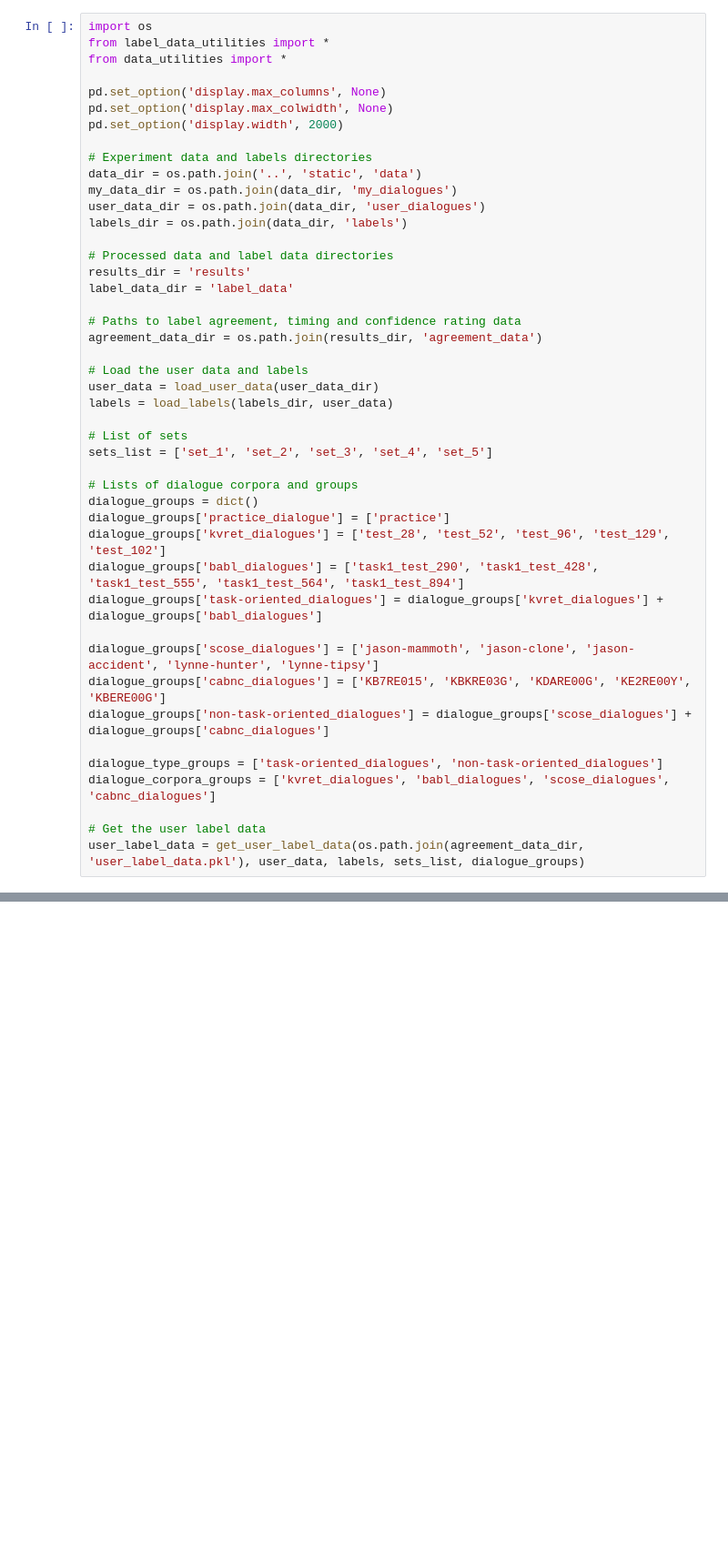
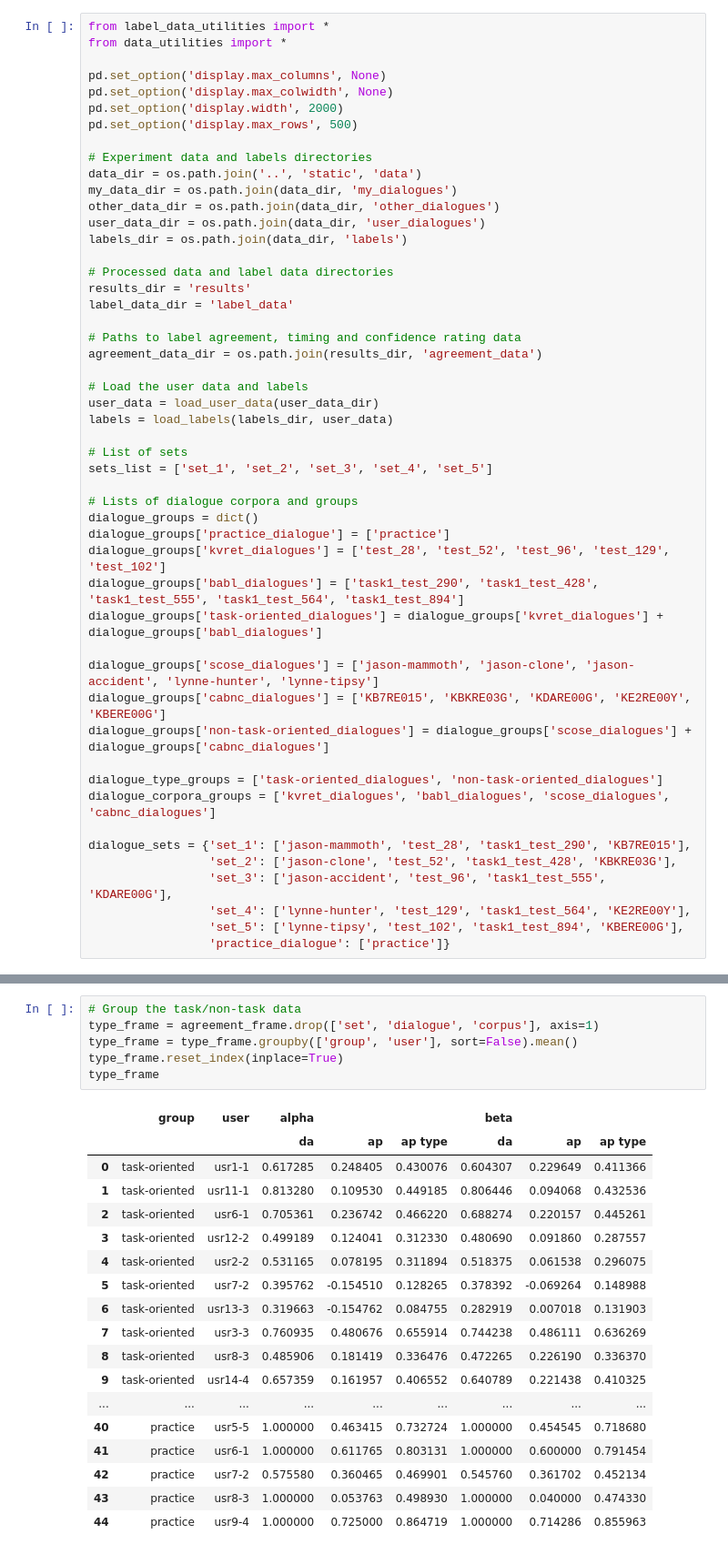
Before and after one commit to NathanDuran/CAMS-Dialogue-Annotation, a Jupyter notebook: data_processing/my_agreement.ipynb, the cells around one changed output, grey strips where cells are left out. Shown at 91% size. Drawn from its saved outputs; the diff is of its cells as text; blank space fills up the shorter version.

```diff
--- a/data_processing/my_agreement.ipynb
+++ b/data_processing/my_agreement.ipynb
@@ -1,15 +1,16 @@
 # %%
-import os
 from label_data_utilities import *
 from data_utilities import *
 
 pd.set_option('display.max_columns', None)
 pd.set_option('display.max_colwidth', None)
 pd.set_option('display.width', 2000)
+pd.set_option('display.max_rows', 500)
 
 # Experiment data and labels directories
 data_dir = os.path.join('..', 'static', 'data')
 my_data_dir = os.path.join(data_dir, 'my_dialogues')
+other_data_dir = os.path.join(data_dir, 'other_dialogues')
 user_data_dir = os.path.join(data_dir, 'user_dialogues')
 labels_dir = os.path.join(data_dir, 'labels')
 
@@ -41,6 +42,10 @@ dialogue_groups['non-task-oriented_dialogues'] = dialogue_groups['scose_dialogue
 dialogue_type_groups = ['task-oriented_dialogues', 'non-task-oriented_dialogues']
 dialogue_corpora_groups = ['kvret_dialogues', 'babl_dialogues', 'scose_dialogues', 'cabnc_dialogues']
 
-# Get the user label data
-user_label_data = get_user_label_data(os.path.join(agreement_data_dir, 'user_label_data.pkl'), user_data, labels, sets_list, dialogue_groups)
+dialogue_sets = {'set_1': ['jason-mammoth', 'test_28', 'task1_test_290', 'KB7RE015'],
+                 'set_2': ['jason-clone', 'test_52', 'task1_test_428', 'KBKRE03G'],
+                 'set_3': ['jason-accident', 'test_96', 'task1_test_555', 'KDARE00G'],
+                 'set_4': ['lynne-hunter', 'test_129', 'task1_test_564', 'KE2RE00Y'],
+                 'set_5': ['lynne-tipsy', 'test_102', 'task1_test_894', 'KBERE00G'],
+                 'practice_dialogue': ['practice']}
 # %%
@@ -105,0 +216,25 @@ KB7RE015  0.478024  0.53125  0.176834
+# %%
+# Group the task/non-task data
+type_frame = agreement_frame.drop(['set', 'dialogue', 'corpus'], axis=1)
+type_frame = type_frame.groupby(['group', 'user'], sort=False).mean()
+type_frame.reset_index(inplace=True)
+type_frame
+# %% [output]
+|  | group | user | alpha |  |  | beta |  |  |
+|  |  |  | da | ap | ap type | da | ap | ap type |
+| 0 | task-oriented | usr1-1 | 0.617285 | 0.248405 | 0.430076 | 0.604307 | 0.229649 | 0.411366 |
+| 1 | task-oriented | usr11-1 | 0.813280 | 0.109530 | 0.449185 | 0.806446 | 0.094068 | 0.432536 |
+| 2 | task-oriented | usr6-1 | 0.705361 | 0.236742 | 0.466220 | 0.688274 | 0.220157 | 0.445261 |
+| 3 | task-oriented | usr12-2 | 0.499189 | 0.124041 | 0.312330 | 0.480690 | 0.091860 | 0.287557 |
+| 4 | task-oriented | usr2-2 | 0.531165 | 0.078195 | 0.311894 | 0.518375 | 0.061538 | 0.296075 |
+| 5 | task-oriented | usr7-2 | 0.395762 | -0.154510 | 0.128265 | 0.378392 | -0.069264 | 0.148988 |
+| 6 | task-oriented | usr13-3 | 0.319663 | -0.154762 | 0.084755 | 0.282919 | 0.007018 | 0.131903 |
+| 7 | task-oriented | usr3-3 | 0.760935 | 0.480676 | 0.655914 | 0.744238 | 0.486111 | 0.636269 |
+| 8 | task-oriented | usr8-3 | 0.485906 | 0.181419 | 0.336476 | 0.472265 | 0.226190 | 0.336370 |
+| 9 | task-oriented | usr14-4 | 0.657359 | 0.161957 | 0.406552 | 0.640789 | 0.221438 | 0.410325 |
+| ... | ... | ... | ... | ... | ... | ... | ... | ... |
+| 40 | practice | usr5-5 | 1.000000 | 0.463415 | 0.732724 | 1.000000 | 0.454545 | 0.718680 |
+| 41 | practice | usr6-1 | 1.000000 | 0.611765 | 0.803131 | 1.000000 | 0.600000 | 0.791454 |
+| 42 | practice | usr7-2 | 0.575580 | 0.360465 | 0.469901 | 0.545760 | 0.361702 | 0.452134 |
+| 43 | practice | usr8-3 | 1.000000 | 0.053763 | 0.498930 | 1.000000 | 0.040000 | 0.474330 |
+| 44 | practice | usr9-4 | 1.000000 | 0.725000 | 0.864719 | 1.000000 | 0.714286 | 0.855963 |
```
Also changed, not shown: parts of 13 cells of this notebook, 3 other files.
